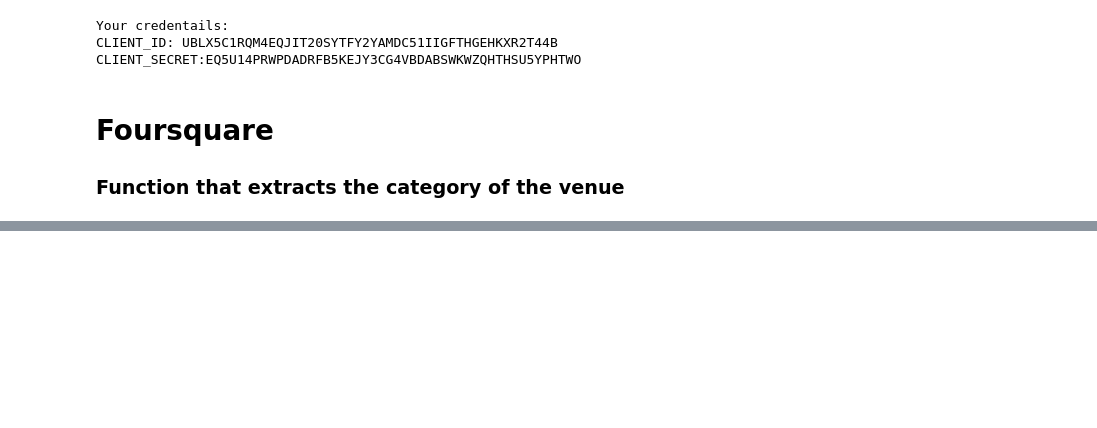
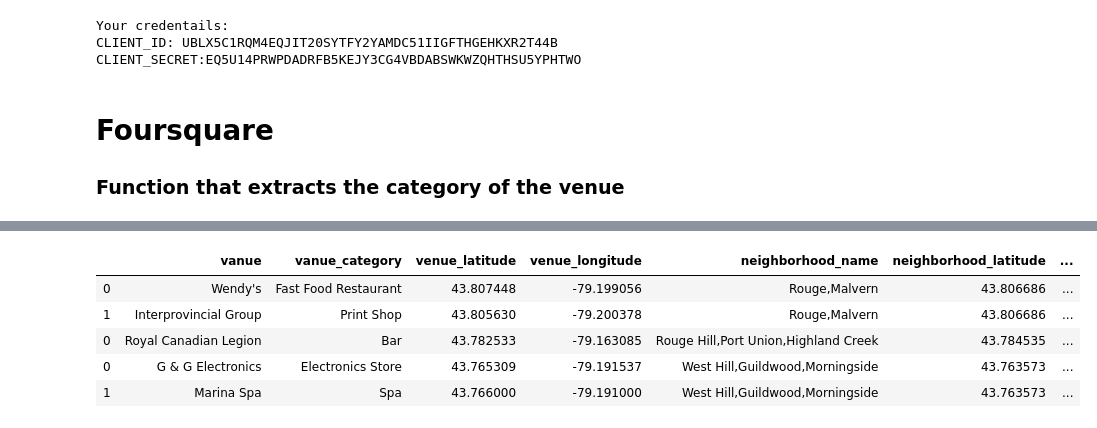
Before and after one commit to recervictory/Coursera_Capstone, a Jupyter notebook: Neighborhoods in Toronto.ipynb, the cells around one changed output, grey strips where cells are left out. Drawn from its saved outputs; the diff is of its cells as text; code cells hidden in the pictures; blank space fills up the shorter version.

```diff
--- a/Neighborhoods in Toronto.ipynb
+++ b/Neighborhoods in Toronto.ipynb
@@ -159,26 +159,31 @@ def foursquareVenue(neighborhood_name, neighborhood_latitude, neighborhood_longi
     from pandas.io.json import json_normalize
 
     response = json_normalize(requests.get(url).json()["response"]['groups'][0]['items']) #Save as json file as normalized datafarme
+    # clean columns
+    columns_name = ['vanue','vanue_category','venue_latitude','venue_longitude']
+    if response.empty:
+        venues = pd.DataFrame(np.nan,index=[0],columns= columns_name)
+    else:
     # filter columns
-    venues = response.loc[:, ['venue.name', 'venue.categories', 'venue.location.lat', 'venue.location.lng']]
+        venues = response.loc[:, ['venue.name', 'venue.categories', 'venue.location.lat', 'venue.location.lng']]
 
-    # filter the category for each row
-    # use function get_category_type() apply row wise in category object
-    venues['venue.categories'] = venues.apply(get_category_type, axis=1)
-    # clean columns
-    venues.columns = ['vanue','vanue_category','venue_latitude','venue_longitude']
+        # filter the category for each row
+        # use function get_category_type() apply row wise in category object
+        venues['venue.categories'] = venues.apply(get_category_type, axis=1)
+        # clean columns
+        venues.columns = columns_name
     #Add Neighborhood Details
     venues['neighborhood_name'], venues['neighborhood_latitude'], venues['neighborhood_longitude'] = neighborhood_name, neighborhood_latitude, neighborhood_longitude
-    response
 
     return venues
 # %%
-neighborhood_latitude = tornto.loc[0, 'Latitude'] # neighborhood latitude value
-neighborhood_longitude = tornto.loc[0, 'Longitude'] # neighborhood longitude value
 
-neighborhood_name = tornto.loc[0, 'Neighborhood'] # neighborhood name
+neighborhood_latitude = tornto.loc[16, 'Latitude'] # neighborhood latitude value
+neighborhood_longitude = tornto.loc[16, 'Longitude'] # neighborhood longitude value
 
-print('Latitude and longitude values of {} are {}, {}.'.format(neighborhood_name,
+neighborhood_name = tornto.loc[1, 'Neighborhood'] # neighborhood name
+
+print('Latitude and longitude values of **{}** are {}, {}.'.format(neighborhood_name,
                                                                neighborhood_latitude,
                                                                neighborhood_longitude))
 # %% [output]
@@ -192,0 +214,3 @@ Neighborhood Name: Rouge,Malvern
+# %%
+column_names = foursquareVenue(neighborhood_name,  neighborhood_latitude, neighborhood_longitude).columns
+df = pd.DataFrame(columns = column_names)
@@ -192,0 +223,4 @@ Neighborhood Name: Rouge,Malvern
+# %%
+for neighborhood_name, neighborhood_latitude, neighborhood_longitude in zip(tornto['Neighborhood'],tornto['Latitude'],tornto['Longitude']):
+    x = foursquareVenue(neighborhood_name,  neighborhood_latitude, neighborhood_longitude)
+    df = pd.concat([df,x],axis=0)
@@ -192,0 +245,9 @@ Neighborhood Name: Rouge,Malvern
+# %%
+df.head()
+# %% [output]
+|  | vanue | vanue_category | venue_latitude | venue_longitude | neighborhood_name | neighborhood_latitude | ... |
+| 0 | Wendy's | Fast Food Restaurant | 43.807448 | -79.199056 | Rouge,Malvern | 43.806686 | ... |
+| 1 | Interprovincial Group | Print Shop | 43.805630 | -79.200378 | Rouge,Malvern | 43.806686 | ... |
+| 0 | Royal Canadian Legion | Bar | 43.782533 | -79.163085 | Rouge Hill,Port Union,Highland Creek | 43.784535 | ... |
+| 0 | G & G Electronics | Electronics Store | 43.765309 | -79.191537 | West Hill,Guildwood,Morningside | 43.763573 | ... |
+| 1 | Marina Spa | Spa | 43.766000 | -79.191000 | West Hill,Guildwood,Morningside | 43.763573 | ... |
```
Also changed, not shown: parts of 7 cells of this notebook.
